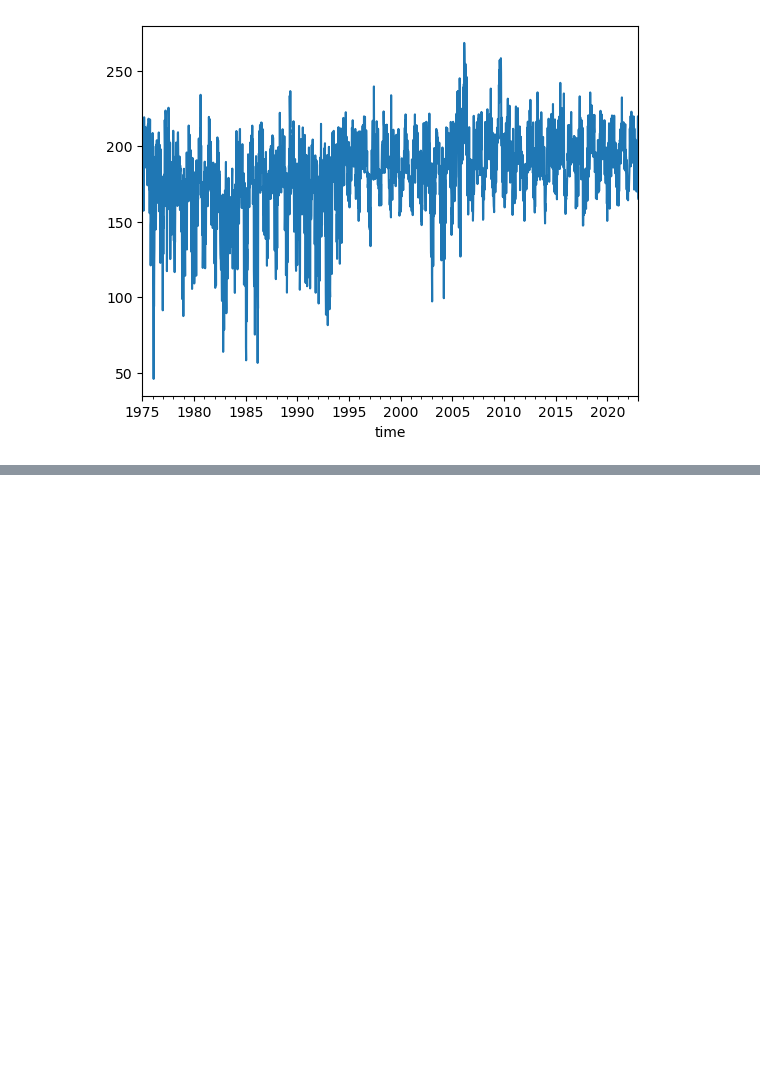
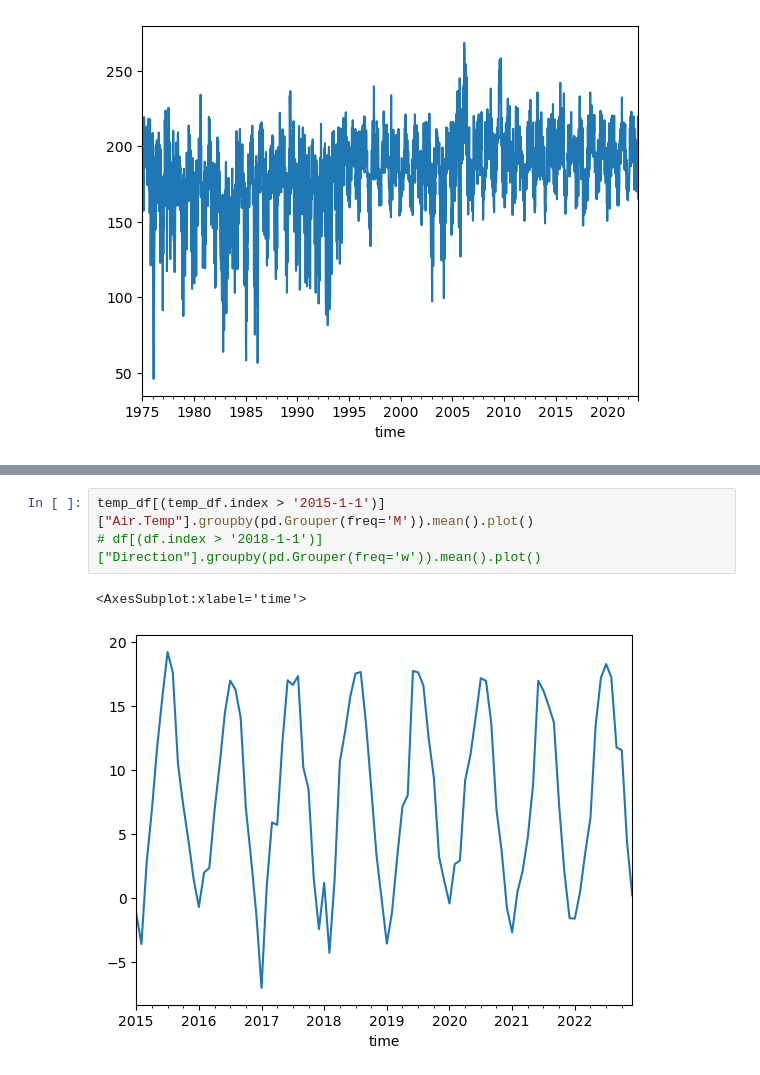
Before and after one commit to DiarmuidKelly/weather-patterns, a Jupyter notebook: main.ipynb, the cells around one changed output, grey strips where cells are left out. Drawn from its saved outputs; the diff is of its cells as text; blank space fills up the shorter version.

```diff
--- a/main.ipynb
+++ b/main.ipynb
@@ -69,0 +99,6 @@ df.plot()
+# %%
+temp_df[(temp_df.index > '2015-1-1')]["Air.Temp"].groupby(pd.Grouper(freq='M')).mean().plot()
+# df[(df.index > '2018-1-1')]["Direction"].groupby(pd.Grouper(freq='w')).mean().plot()
+# %% [output]
+<AxesSubplot:xlabel='time'>
+[figure, added]
```
Also changed, not shown: parts of 9 cells of this notebook, 1 other file.
